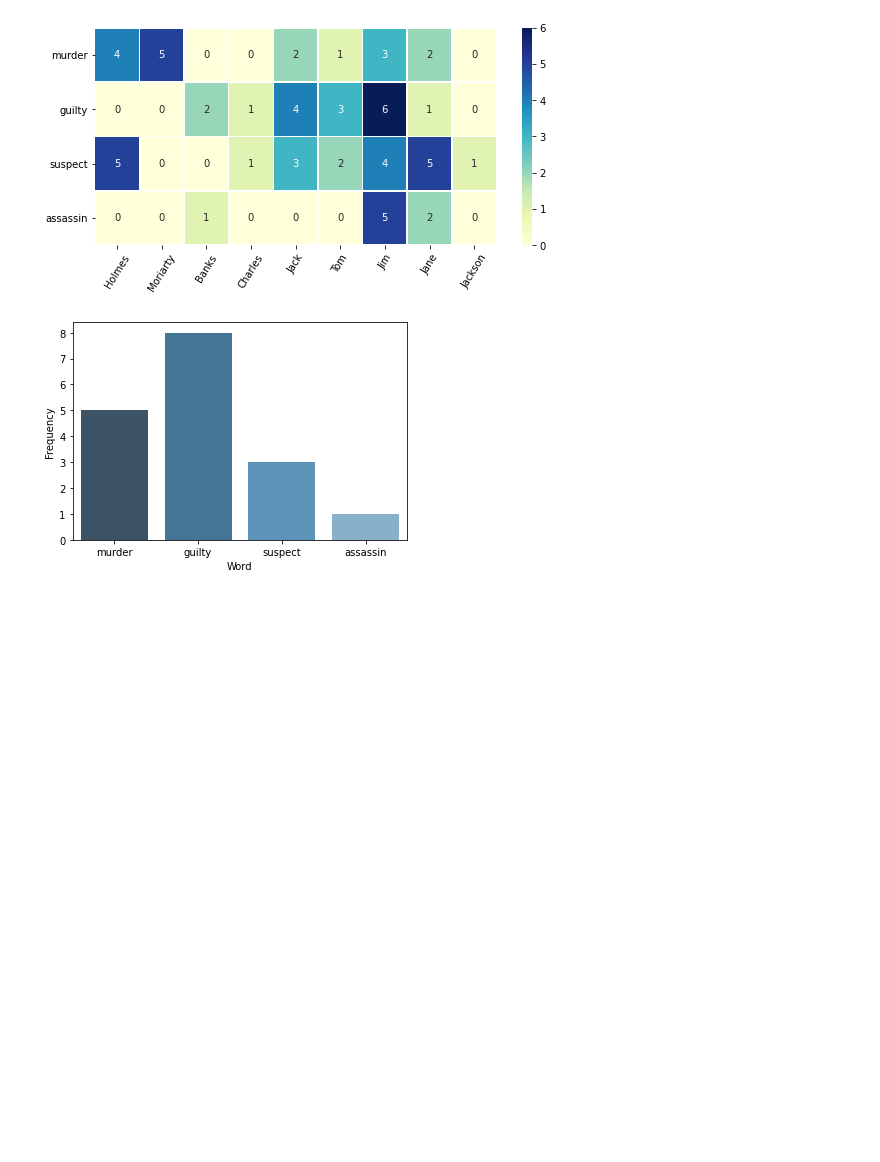
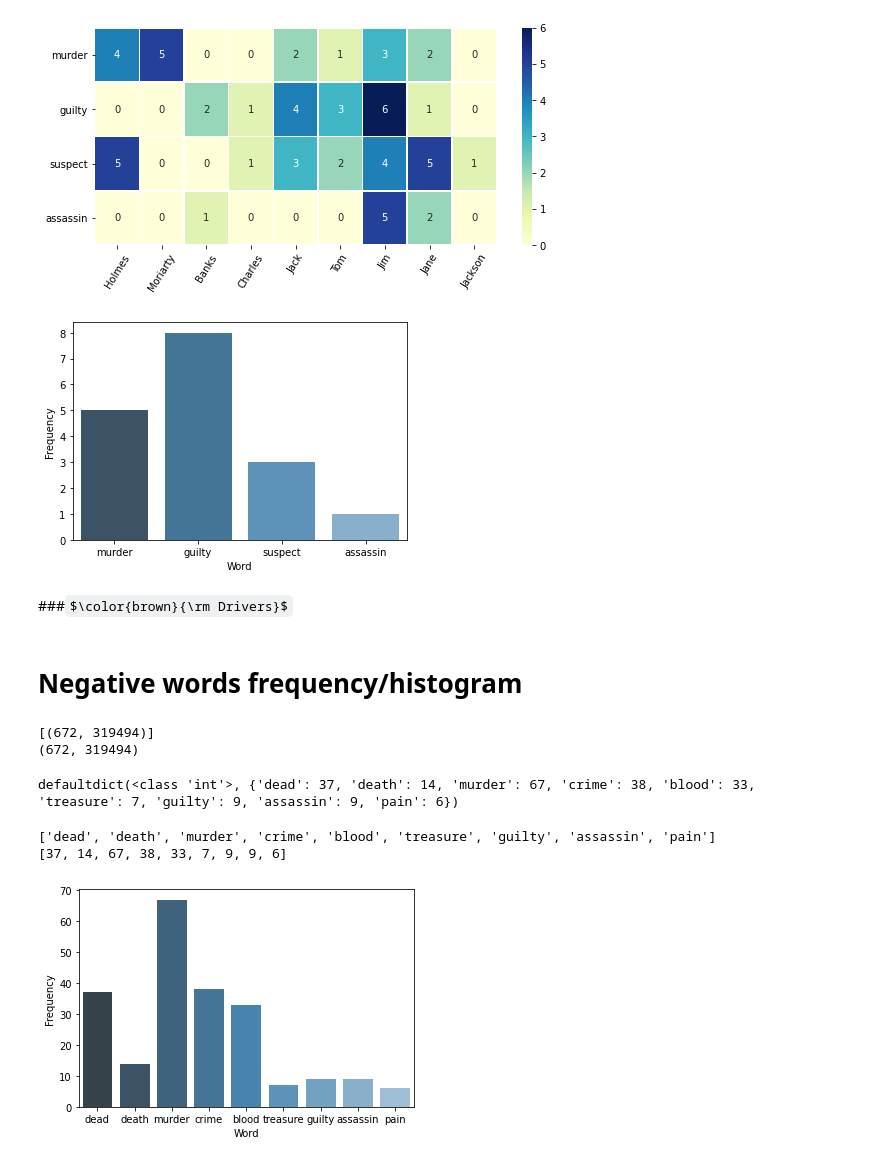
Before and after one commit to edponce/DoyleInvestigators, a Jupyter notebook: Project1_NLP.ipynb, the cells around one changed output. Cells and saved outputs as stored; diff of their text form; code cells hidden in the pictures; some formulas as TeX source; blank space fills up the shorter version.

Commit message:
Updated core/utility function and add frequency count example

```diff
--- a/Project1_NLP.ipynb
+++ b/Project1_NLP.ipynb
@@ -19,6 +18,7 @@ CORPUS_URL = {
     'A Study of Scarlet': "http://www.gutenberg.org/files/244/244.txt",
     'The Sign of the Four': "http://www.gutenberg.org/files/2097/2097.txt",
     'The Hound of the Baskervilles': "http://www.gutenberg.org/files/2852/2852.txt",
+    'The Boscombe Valley Mystery': 'https://www.gutenberg.org/files/1661/1661.txt',
 }
 # %% [markdown]
 ###$\color{brown}{\rm Read~Web~Page~Content}$
@@ -482,3 +658,42 @@ data_example = [5,8,3,1]
 histogram_words(data_example,labels_example)
 # %% [output]
 [figure]
+# %% [markdown]
+###$\color{brown}{\rm Drivers}$
+# %% [markdown]
+# Negative words frequency/histogram
+# %%
+corpus = get_corpus('The Valley of Fear')
+corpus_l = corpus.lower()
+
+# Get region of interest (ROI)
+roi_spans = get_rois(corpus_l)  # all text
+#roi_spans = get_rois(corpus_l, 'part')  # parts
+roi_span = roi_spans[0]
+print(roi_spans)
+print(roi_span)
+
+# Search keywords
+keywords = ['dead', 'death', 'murder', 'crime', 'hurt', 'blood', 'treasure',
+            'suffer', 'guilty', 'assassin', 'suspect', 'pain']
+keyword_spans = get_keywords_map(corpus_l, roi_span, keywords)
+# %% [output]
+[(672, 319494)]
+(672, 319494)
+# %%
+# Generate frequency table
+keyword_freq = generate_frequency_map(keyword_spans, threshold=5)
+print(keyword_freq)
+# %% [output]
+defaultdict(<class 'int'>, {'dead': 37, 'death': 14, 'murder': 67, 'crime': 38, 'blood': 33, 'treasure': 7, 'guilty': 9, 'assassin': 9, 'pain': 6})
+# %%
+# Plot
+labels = list(keyword_freq.keys())
+data = list(keyword_freq.values())
+print(labels)
+print(data)
+histogram_words(data, labels)
+# %% [output]
+['dead', 'death', 'murder', 'crime', 'blood', 'treasure', 'guilty', 'assassin', 'pain']
+[37, 14, 67, 38, 33, 7, 9, 9, 6]
+[figure, added]
```
Also changed, not shown: parts of 14 cells of this notebook.
